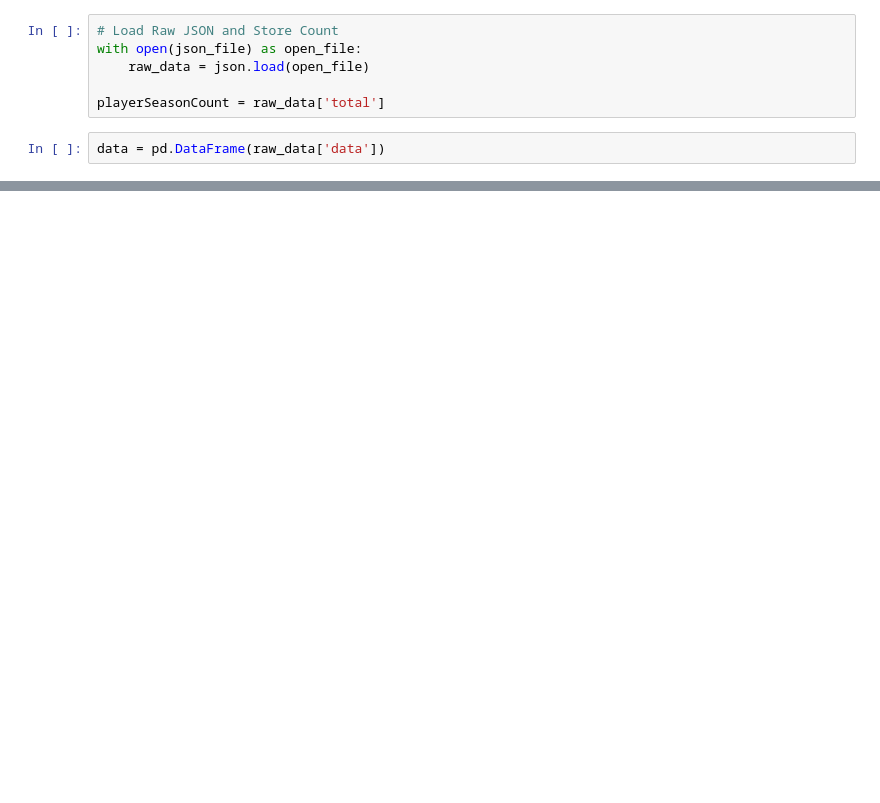
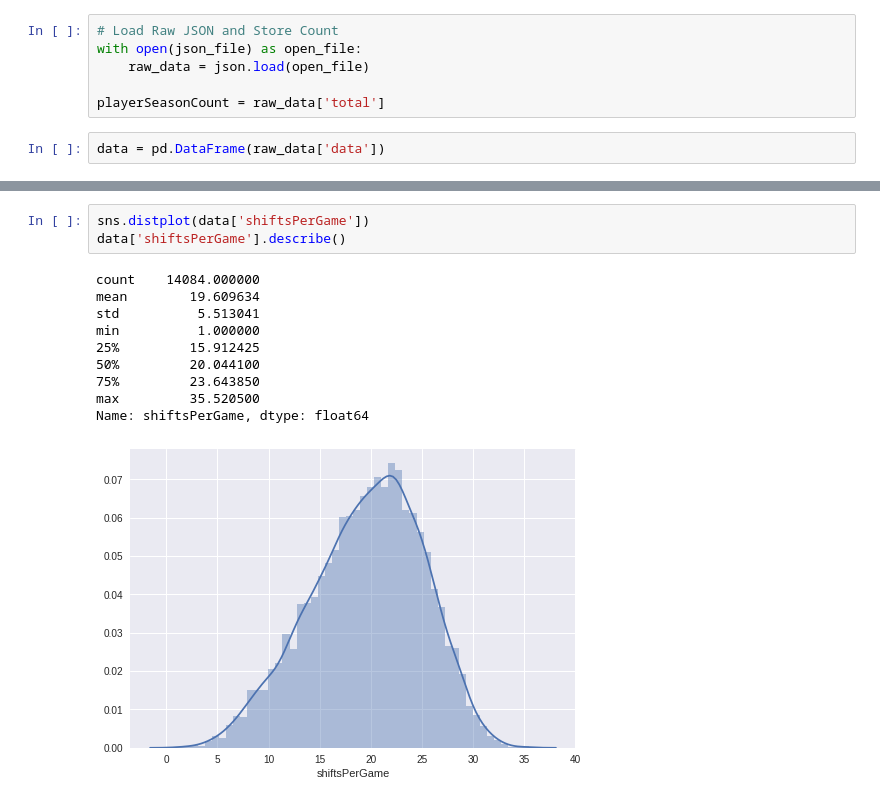
Before and after one commit to mshdavis/hockey_player_generator, a Jupyter notebook: modeling/data_exploration.ipynb, the cells around one changed output, grey strips where cells are left out. Cells and saved outputs as stored; diff of their text form; blank space fills up the shorter version.

```diff
--- a/modeling/data_exploration.ipynb
+++ b/modeling/data_exploration.ipynb
@@ -75,0 +123,14 @@ array([[<matplotlib.axes._subplots.AxesSubplot object at 0x...>,
+# %%
+sns.distplot(data['shiftsPerGame'])
+data['shiftsPerGame'].describe()
+# %% [output]
+count    14084.000000
+mean        19.609634
+std          5.513041
+min          1.000000
+25%         15.912425
+50%         20.044100
+75%         23.643850
+max         35.520500
+Name: shiftsPerGame, dtype: float64
+[figure, added]
```
Also changed, not shown: parts of 20 cells of this notebook.
